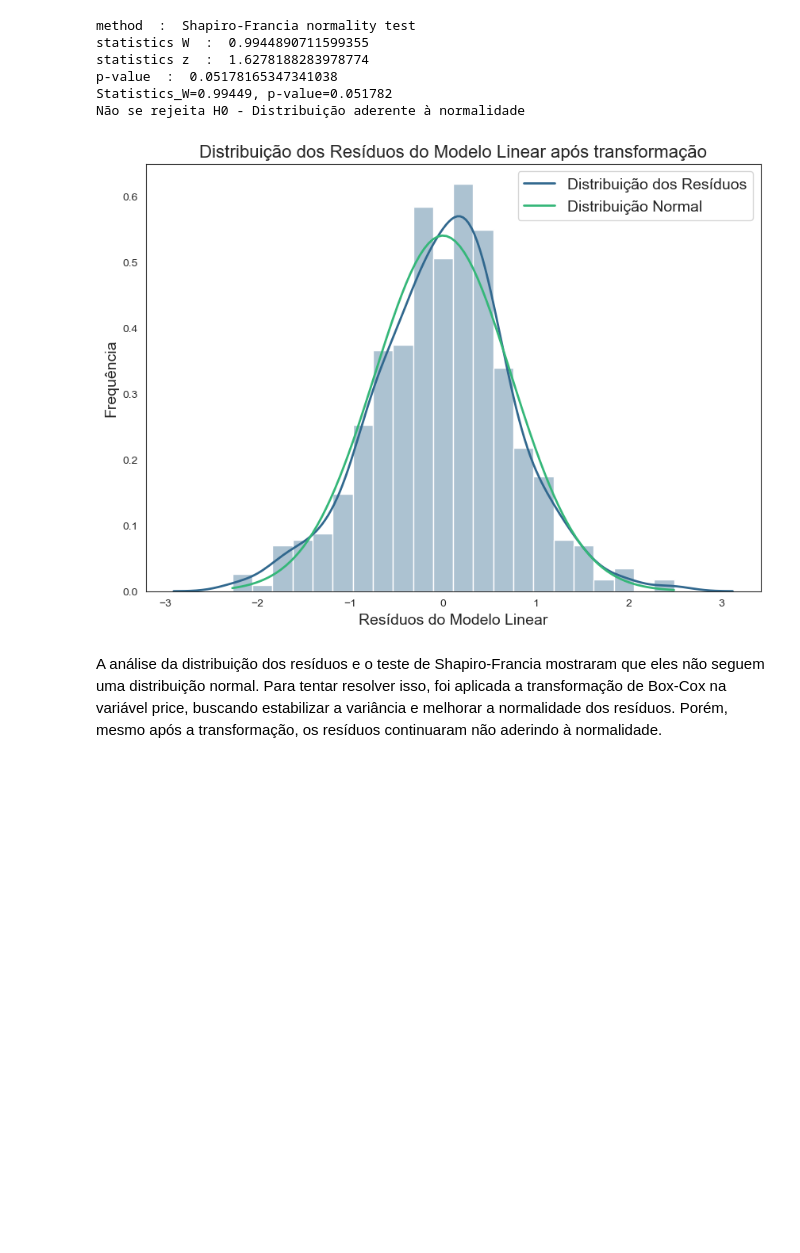
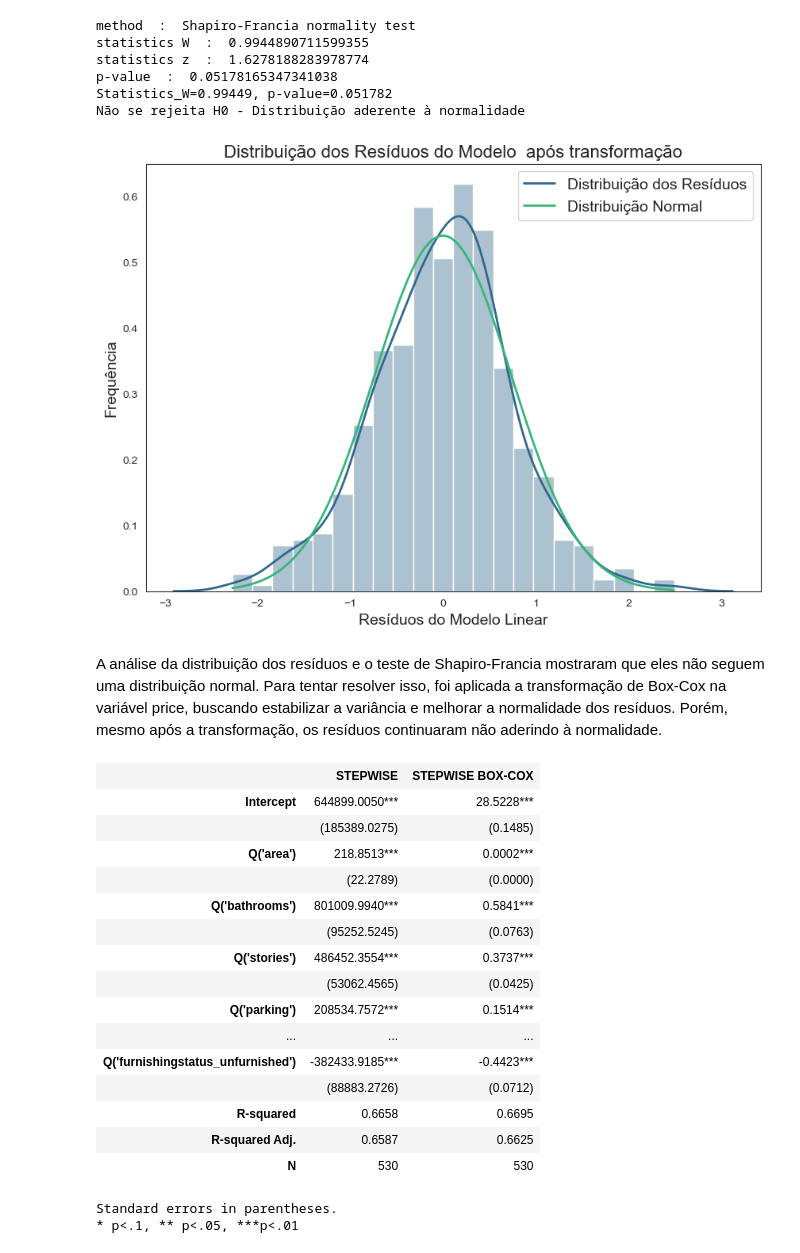
Before and after one commit to 1998-sys/Housing-Prices, a Jupyter notebook: notebooks/houses_price.ipynb, the cells around one changed output. Cells and saved outputs as stored; diff of their text form; code cells hidden in the pictures; blank space fills up the shorter version.

```diff
--- a/notebooks/houses_price.ipynb
+++ b/notebooks/houses_price.ipynb
@@ -318,7 +319,7 @@ strong multicollinearity or other numerical problems.
 - T-Statistic: avalia individualmente cada variável para definir se é estatísticamente signigicante para o modelo, P-valor > 0.05 podemos afirmar que o parâmetro não é significante para o modelo. No modelo inicial nota-se que a variável furnishingstatus_semi_furnished e bedrooms não se mostraram significantes.
 # %%
 # Aplicando Step-Wise para remoção das variáveis não significantes
-reg_step_bc = stepwise(reg, pvalue_limit=0.05)
+reg_step = stepwise(reg, pvalue_limit=0.05)
 # %% [output]
 Regression type: OLS
 
@@ -463,13 +464,33 @@ plt.ylabel('Frequência', fontsize=14)
 plt.title('Distribuição dos Resíduos do Modelo  após transformação', fontsize=16)
 plt.show()
 # %% [output]
-[figure, old version]
+[figure, new version]
 # %% [markdown]
 A análise da distribuição dos resíduos e o teste de Shapiro-Francia mostraram que eles não seguem uma distribuição normal. Para tentar resolver isso, foi aplicada a transformação de Box-Cox na variável price, buscando estabilizar a variância e melhorar a normalidade dos resíduos. Porém, mesmo após a transformação, os resíduos continuaram não aderindo à normalidade.
 # %%
-summary_col([, reg_step_bc],
+# Comparação entre os modelos
+summary_col([reg_step, reg_step_bc],
             model_names=["STEPWISE","STEPWISE BOX-COX"],
             stars=True,
             info_dict = {
                 'N':lambda x: "{0:d}".format(int(x.nobs))
         })
+# %% [output]
+|  | STEPWISE | STEPWISE BOX-COX |
+| Intercept | 644899.0050*** | 28.5228*** |
+|  | (185389.0275) | (0.1485) |
+| Q('area') | 218.8513*** | 0.0002*** |
+|  | (22.2789) | (0.0000) |
+| Q('bathrooms') | 801009.9940*** | 0.5841*** |
+|  | (95252.5245) | (0.0763) |
+| Q('stories') | 486452.3554*** | 0.3737*** |
+|  | (53062.4565) | (0.0425) |
+| Q('parking') | 208534.7572*** | 0.1514*** |
+| ... | ... | ... |
+| Q('furnishingstatus_unfurnished') | -382433.9185*** | -0.4423*** |
+|  | (88883.2726) | (0.0712) |
+| R-squared | 0.6658 | 0.6695 |
+| R-squared Adj. | 0.6587 | 0.6625 |
+| N | 530 | 530 |
+Standard errors in parentheses.
+* p<.1, ** p<.05, ***p<.01
```
Also changed, not shown: parts of 7 cells of this notebook, 1 other file.
